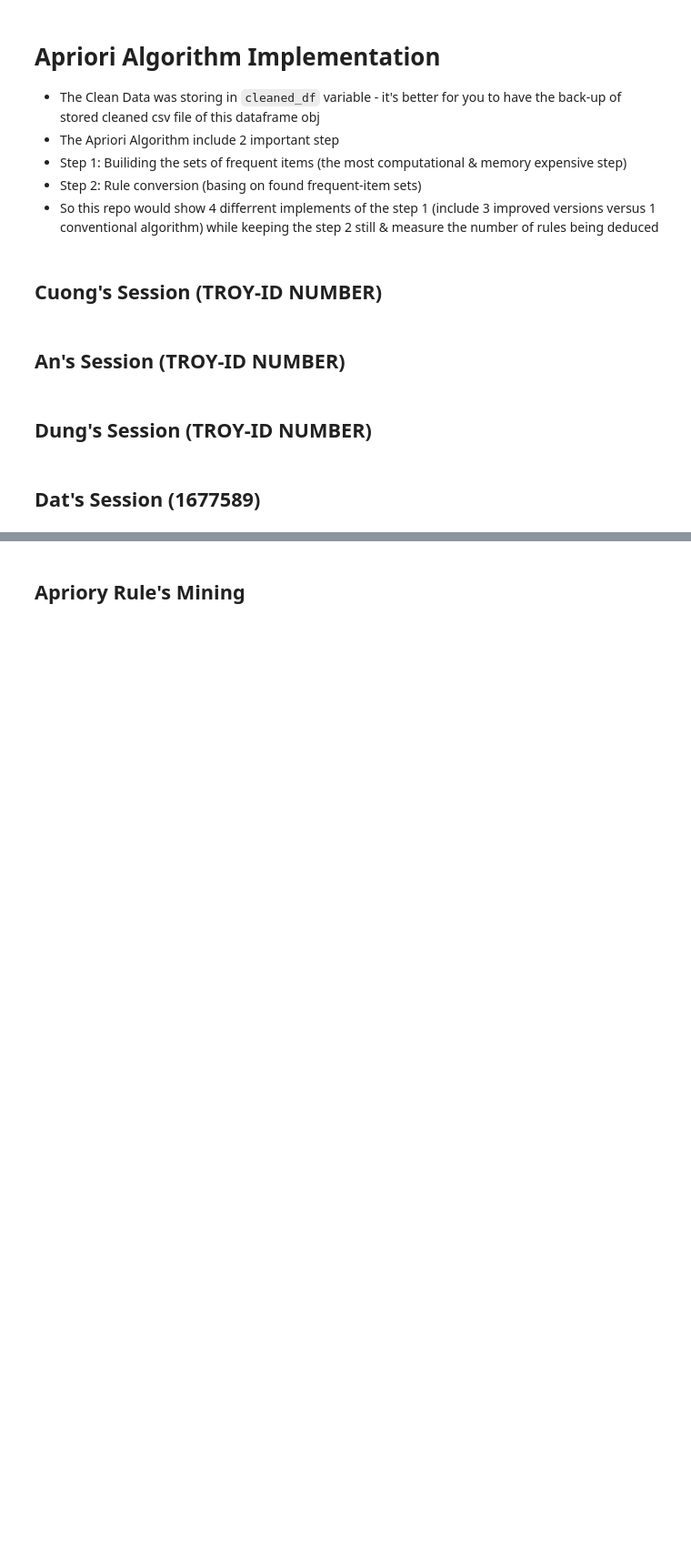
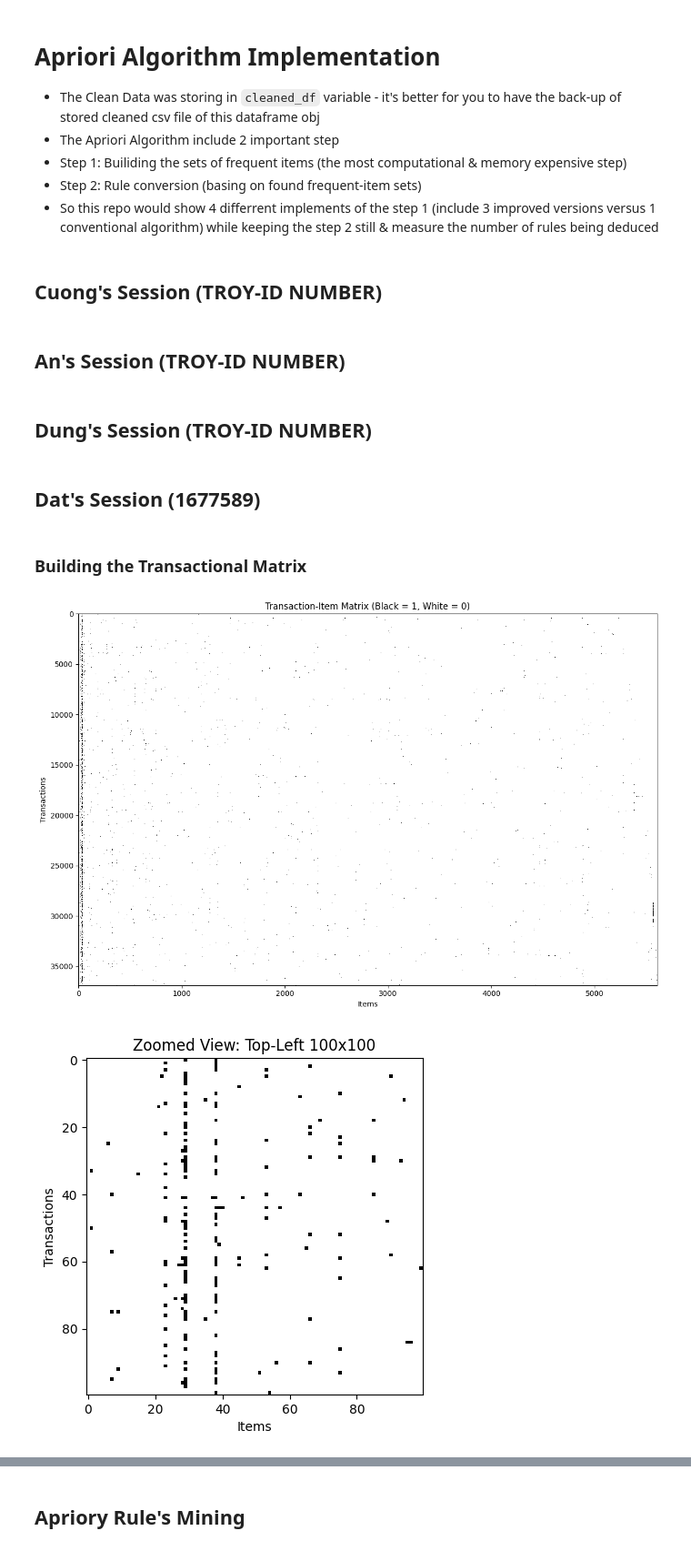
Before and after one commit to CS-3370-Team/Apriory_ItemSet, a Jupyter notebook: Group_Project.ipynb, the cells around one changed output, grey strips where cells are left out. Shown: that part at 91% size. Drawn from its saved outputs; the diff is of its cells as text; code cells hidden in the pictures; blank space fills up the shorter version.

Commit message:
adding with Weight-base Apriory algorithm

```diff
--- a/Group_Project.ipynb
+++ b/Group_Project.ipynb
@@ -469,3 +470,5 @@ Commentarty Section (Necessary)
         Return all frequent itemsets
 
 """
+# %% [markdown]
+### Building the Transactional Matrix
@@ -471,0 +669,53 @@ Commentarty Section (Necessary)
+# %%
+# cleaned_df.shape
+import numpy as np
+import matplotlib.pyplot as plt
+
+
+cleaned_df = pd.read_csv("backup_checkpoint.csv", index_col=0)
+# Take 100 first record
+cleaned_df_5000 = cleaned_df.sample(n=5000) # sampling take 5000 random samples
+model = WeightedApriori(cleaned_df, min_support=10)
+model_5000 = WeightedApriori(cleaned_df_5000, min_support=10)
+
+T_mat, S_vec, F_items = model.creating_transact_mat_support_vec()
+T_mat_5000, S_vec_5000, F_items_5000 = model_5000.creating_transact_mat_support_vec()
+
+
+
+# Plot with imshow (much faster for large matrices)
+plt.figure(figsize=(12, 8))
+plt.imshow(T_mat, aspect='auto', cmap='binary', interpolation='nearest')
+plt.title("Transaction-Item Matrix (Black = 1, White = 0)")
+plt.xlabel("Items")
+plt.ylabel("Transactions")
+plt.tight_layout()
+plt.show()
+
+# Zoom into the first 100 transactions and first 100 items
+plt.imshow(T_mat[:100, :100], cmap='binary', interpolation='nearest')
+plt.title("Zoomed View: Top-Left 100x100")
+plt.xlabel("Items")
+plt.ylabel("Transactions")
+plt.show()
+
+
+
+# Plot with imshow (much faster for large matrices)
+plt.figure(figsize=(12, 8))
+plt.imshow(T_mat_5000, aspect='auto', cmap='binary', interpolation='nearest')
+plt.title("Transaction-Item Matrix (Black = 1, White = 0) with 5000 sampled Transactions")
+plt.xlabel("Items")
+plt.ylabel("Transactions")
+plt.tight_layout()
+plt.show()
+
+# Zoom into the first 100 transactions and first 100 items
+plt.imshow(T_mat_5000[:100, :100], cmap='binary', interpolation='nearest')
+plt.title("Zoomed View: Top-Left 100x100 with 5000 Sampled Transactions")
+plt.xlabel("Items")
+plt.ylabel("Transactions")
+plt.show()
+# %% [output]
+[figure, added]
+[figure, added]
```
Also changed, not shown: parts of 4 cells of this notebook.
